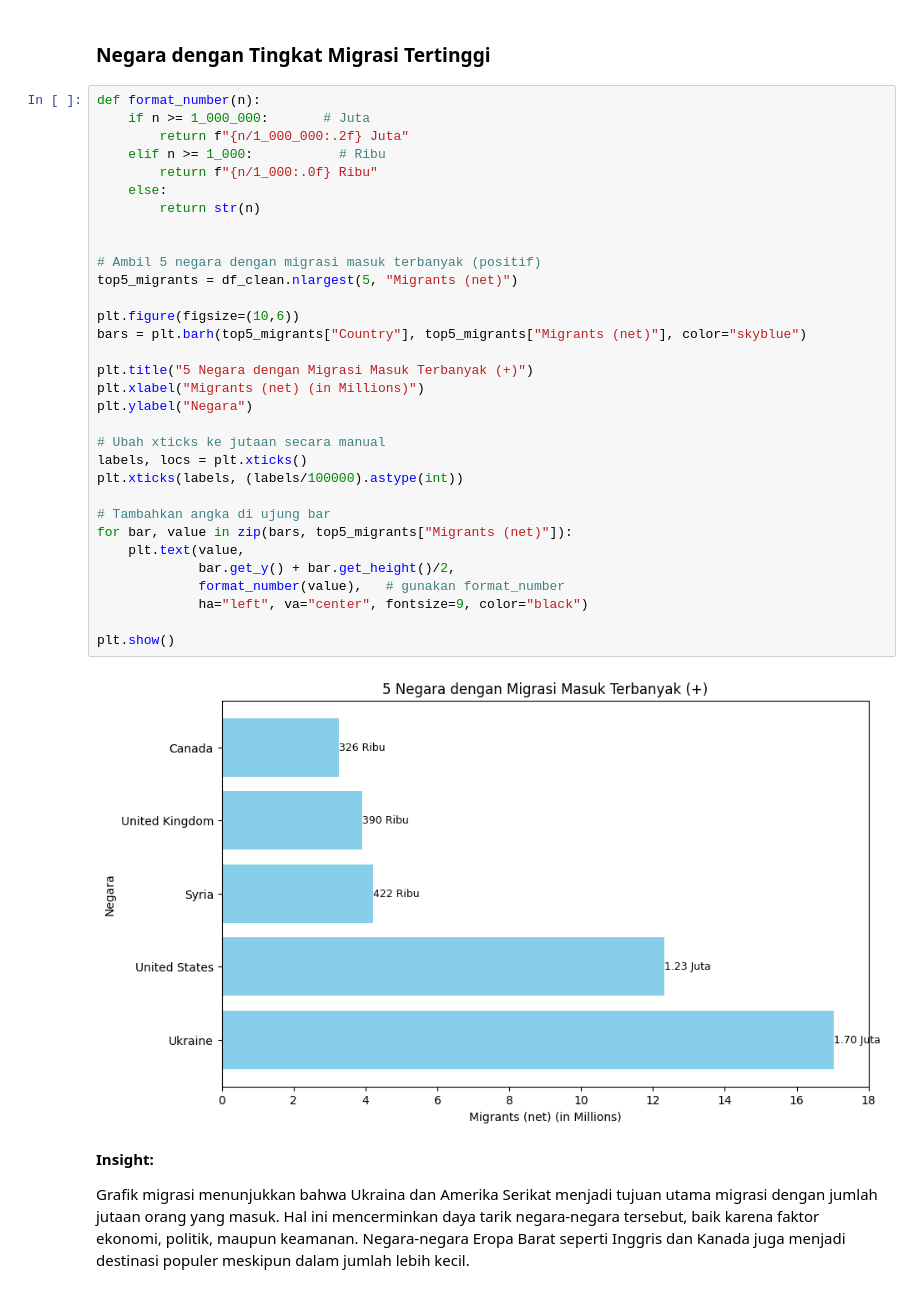
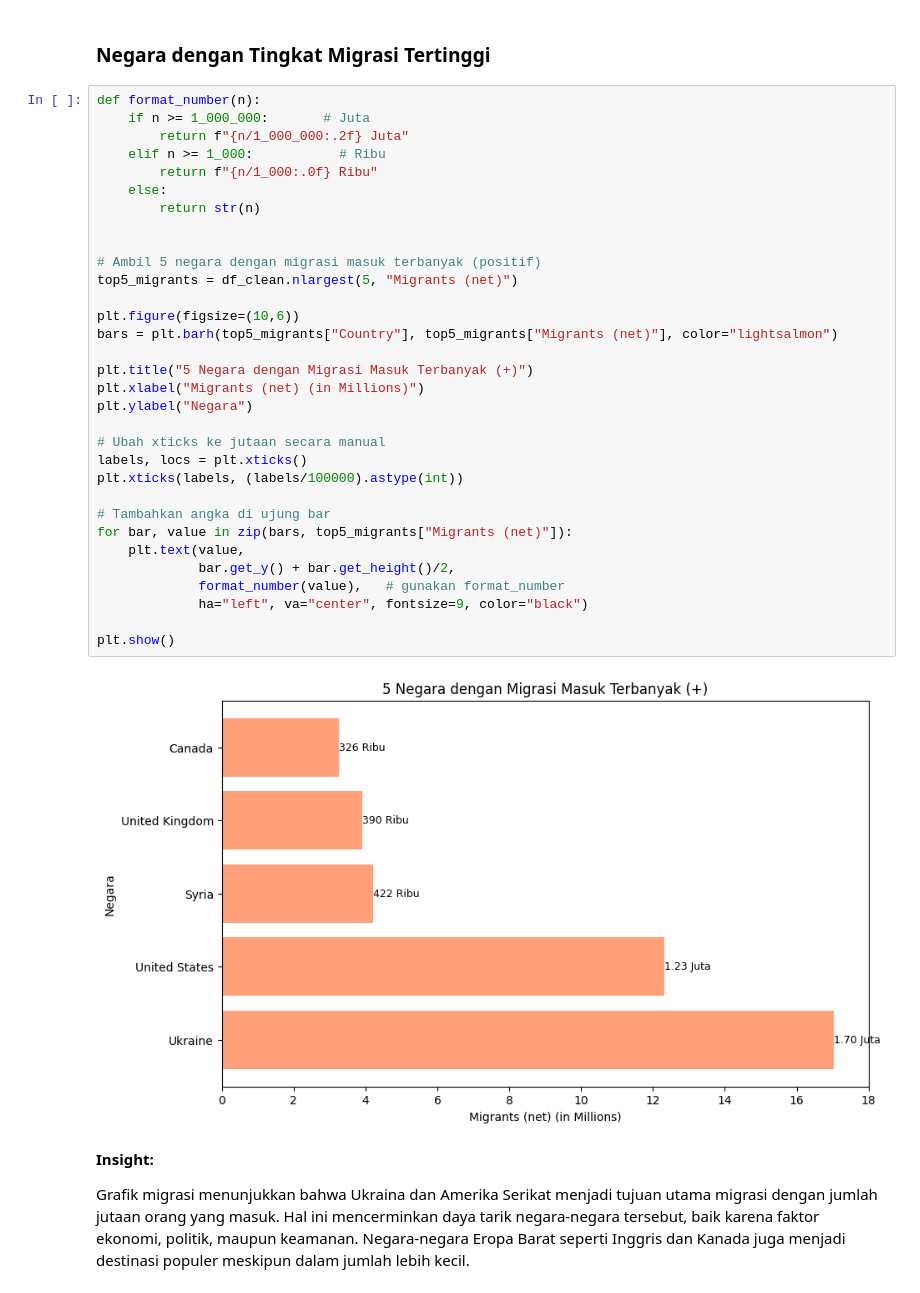
Before and after one commit to IsmaDDamara/Web-Scraping-and-Data-Analysis-from-Worldometer, a Jupyter notebook: notebook/analysis_file.ipynb, the cells around one changed output. Saved outputs shown, nothing was run; the diff lists cells and outputs as text.

```diff
--- a/notebook/analysis_file.ipynb
+++ b/notebook/analysis_file.ipynb
@@ -526,35 +531,35 @@ def format_number(n):
     if n >= 1_000_000:       # Juta
         return f"{n/1_000_000:.2f} Juta"
     elif n >= 1_000:           # Ribu
         return f"{n/1_000:.0f} Ribu"
     else:
         return str(n)
 
 
 # Ambil 5 negara dengan migrasi masuk terbanyak (positif)
 top5_migrants = df_clean.nlargest(5, "Migrants (net)")
 
 plt.figure(figsize=(10,6))
-bars = plt.barh(top5_migrants["Country"], top5_migrants["Migrants (net)"], color="skyblue")
+bars = plt.barh(top5_migrants["Country"], top5_migrants["Migrants (net)"], color="lightsalmon")
 
 plt.title("5 Negara dengan Migrasi Masuk Terbanyak (+)")
 plt.xlabel("Migrants (net) (in Millions)")
 plt.ylabel("Negara")
 
 # Ubah xticks ke jutaan secara manual
 labels, locs = plt.xticks()
 plt.xticks(labels, (labels/100000).astype(int))
 
 # Tambahkan angka di ujung bar
 for bar, value in zip(bars, top5_migrants["Migrants (net)"]):
     plt.text(value,
              bar.get_y() + bar.get_height()/2,
              format_number(value),   # gunakan format_number
              ha="left", va="center", fontsize=9, color="black")
 
 plt.show()
 # %% [output]
-[figure, old version]
+[figure, new version]
 # %% [markdown]
 **Insight:**
 
```
Also changed, not shown: parts of 6 cells of this notebook.
